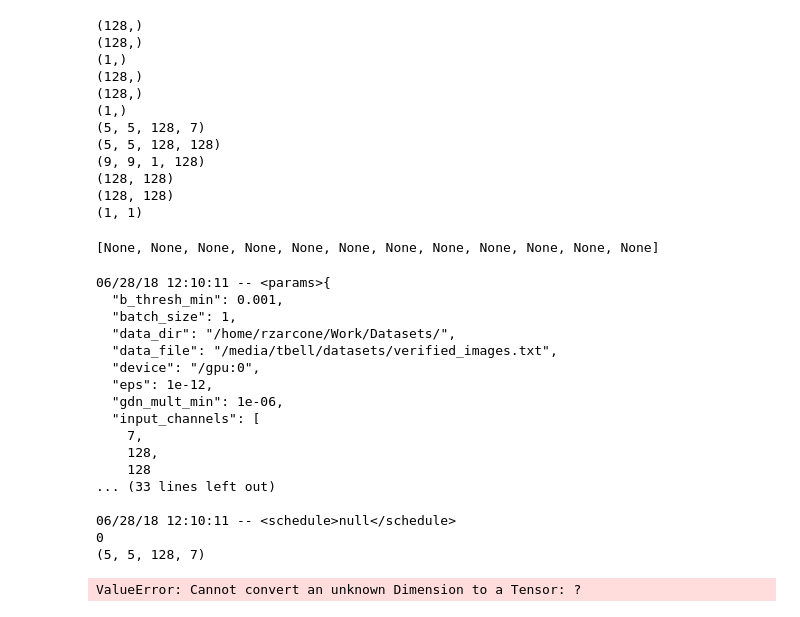
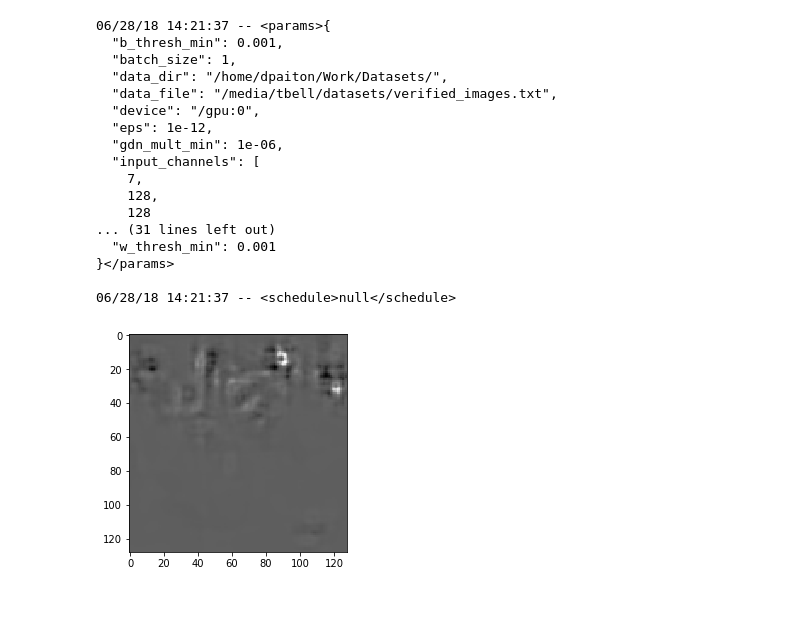
Before and after one commit to dpaiton/DeepSparseCoding, a Jupyter notebook: gdn_decode_image.ipynb, the cells around one changed output. Saved outputs shown, nothing was run; the diff lists cells and outputs as text; code cells hidden in the pictures.

Commit message:
fixes bugs in decoding - able to produce image now

```diff
--- a/gdn_decode_image.ipynb
+++ b/gdn_decode_image.ipynb
@@ -45,21 +37,7 @@ weight_locs = ["/home/dpaiton/Work/Projects/conv_gdn_autoencoder/analysis/0.0/b3
 weights = [np.load(file)["data"] for file in weight_locs]
 res = vals_norm["arr_0"]
 # %%
-[print(weight.shape) for weight in weights]
+#[print(weight.shape) for weight in weights]
-# %% [output]
-(128,)
-(128,)
-(1,)
-(128,)
-(128,)
-(1,)
-(5, 5, 128, 7)
-(5, 5, 128, 128)
-(9, 9, 1, 128)
-(128, 128)
-(128, 128)
-(1, 1)
-[None, None, None, None, None, None, None, None, None, None, None, None]
 # %%
 model_type = "conv_gdn_decoder"
 ## Import params
@@ -71,20 +49,24 @@ model.setup(params, schedule)
 config = tf.ConfigProto()
 config.gpu_options.allow_growth = True
 with tf.Session(config=config, graph=model.graph) as sess:
-  ## Need to provide shape if batch_size is used in graph
-  sess.run(model.init_op,
-    feed_dict={model.x:np.zeros([model.batch_size]+model.input_shape, dtype=np.float32)})
-  feed_dict = model.get_feed_dict(res, None)
-  feed_dict[model.b_init_list] = weights[0:3]
-  feed_dict[model.b_igdn_init_list] = weights[3:6]
-  feed_dict[model.w_init_list] = weights[6:9]
-  feed_dict[model.w_igdn_init_list] = weights[9:]
+  # Need to provide shape if batch_size is used in graph
+  feed_dict={model.x:np.zeros([model.batch_size]+model.input_shape, dtype=np.float32)}
+  for idx, b_array in enumerate(weights[0:3]):
+    feed_dict[model.b_init_list[idx]] = b_array
+  for idx, b_igdn_array in enumerate(weights[3:6]):
+    feed_dict[model.b_igdn_init_list[idx]] = b_igdn_array
+  for idx, w_array in enumerate(weights[6:9]):
+    feed_dict[model.w_init_list[idx]] = w_array
+  for idx, w_igdn_array in enumerate(weights[9:]):
+    feed_dict[model.w_igdn_init_list[idx]] = w_igdn_array
+  sess.run(model.init_op, feed_dict=feed_dict)
+  feed_dict[model.x] = res[None,...]
   recon = sess.run(model.u_list[-1], feed_dict)
 # %% [output]
-06/28/18 12:10:11 -- <params>{
+06/28/18 14:21:37 -- <params>{
   "b_thresh_min": 0.001,
   "batch_size": 1,
-  "data_dir": "/home/rzarcone/Work/Datasets/",
+  "data_dir": "/home/dpaiton/Work/Datasets/",
   "data_file": "/media/tbell/datasets/verified_images.txt",
   "device": "/gpu:0",
   "eps": 1e-12,
@@ -93,9 +75,13 @@ with tf.Session(config=config, graph=model.graph) as sess:
     7,
     128,
     128
-... (33 lines left out)
+... (31 lines left out)
+  "w_thresh_min": 0.001
+}</params>
 
-06/28/18 12:10:11 -- <schedule>null</schedule>
-0
-(5, 5, 128, 7)
+06/28/18 14:21:37 -- <schedule>null</schedule>
-ValueError: Cannot convert an unknown Dimension to a Tensor: ?
+# %%
+plt.imshow(np.squeeze(recon), cmap="Greys_r")
+plt.show()
+# %% [output]
+[figure, added]
```
Also changed, not shown: parts of 4 cells of this notebook, 2 other files.
